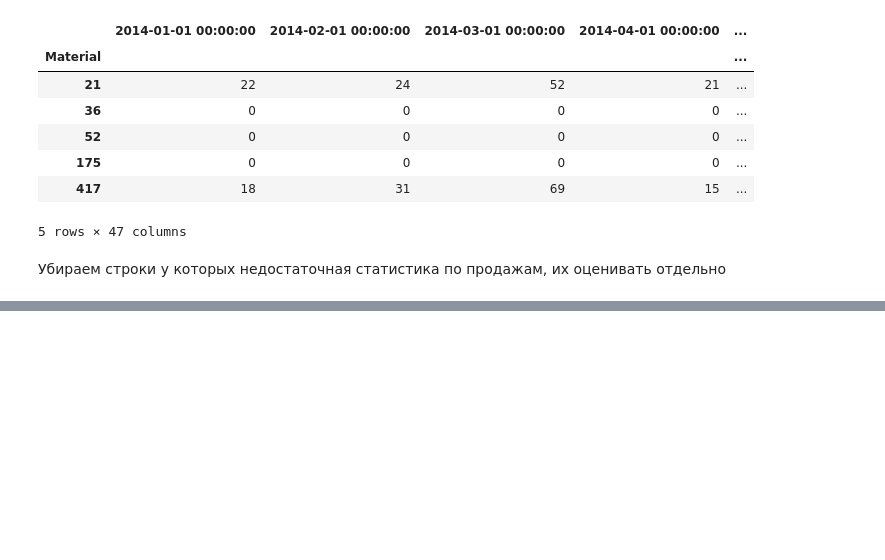
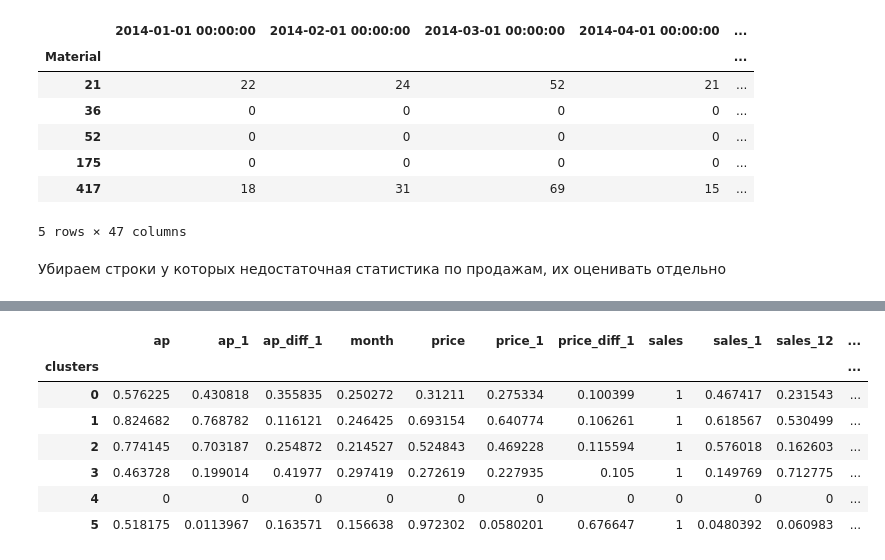
Before and after one commit to crabio/MlSaleForecasting, a Jupyter notebook: SalesForecasting.ipynb, the cells around one changed output, grey strips where cells are left out. Drawn from its saved outputs; the diff is of its cells as text; code cells hidden in the pictures; blank space fills up the shorter version.

Commit message:
Add clustering on correlation amalyze

```diff
--- a/SalesForecasting.ipynb
+++ b/SalesForecasting.ipynb
@@ -109,12 +112,46 @@ for x in tqdm.tqdm(sales.index[:100]):
     df = df.dropna()
 
     corr_df = corr_df.append(df.corr().abs().sales.rename(test_material))
+# %%
+corr_df = pd.DataFrame()
+
+for x in tqdm.tqdm(sales.index[:100]):
+    test_material = x
+
+    df = pd.concat([sales.loc[test_material].rename('sales'),\
+               sales.loc[test_material].shift(-1).rename('sales_1'),\
+               sales.loc[test_material].shift(-12).rename('sales_12'),\
+               sales.loc[test_material].subtract(sales.loc[test_material].shift(-1)).rename('sales_diff_1'),\
+               sales.loc[test_material].subtract(sales.loc[test_material].shift(-12)).rename('sales_diff_12'),\
+               stock.loc[test_material].rename('stock'),\
+               stock.loc[test_material].shift(-1).rename('stock_1'),\
+               stock.loc[test_material].subtract(stock.loc[test_material].shift(-1)).rename('stock_diff_1'),\
+               price.loc[test_material].rename('price'),\
+               price.loc[test_material].shift(-1).rename('price_1'),\
+               price.loc[test_material].subtract(price.loc[test_material].shift(-1)).rename('price_diff_1'),\
+               ap.loc[test_material].rename('ap'),\
+               ap.loc[test_material].shift(-1).rename('ap_1'),\
+               ap.loc[test_material].subtract(ap.loc[test_material].shift(-1)).rename('ap_diff_1')],\
+              axis=1)
+
+    df.loc[:,'month'] = df.index.month
+
+    df = df.dropna()
+
+    corr_df = corr_df.append(df.corr().abs().sales.rename(test_material))
 # %% [markdown]
 Убираем строки у которых недостаточная статистика по продажам, их оценивать отдельно
 # %%
-corr_df = corr_df.dropna()
+corr_df = corr_df.fillna(0)
+# %%
+#Cluster the data
+kmeans = KMeans(n_clusters=6, random_state=0).fit(corr_df)
+labels = kmeans.labels_
+
+#Glue back to originaal data
+corr_df['clusters'] = labels
 # %%
 cm = sns.light_palette("green", as_cmap=True)
 
-corr_df.style.background_gradient(cmap=cm)
+corr_df.groupby('clusters').mean().style.background_gradient(cmap=cm)
 # %% [output]
@@ -121,0 +158,8 @@ corr_df.style.background_gradient(cmap=cm)
+|  | ap | ap_1 | ap_diff_1 | month | price | price_1 | price_diff_1 | sales | sales_1 | sales_12 | ... |
+| clusters |  |  |  |  |  |  |  |  |  |  | ... |
+| 0 | 0.576225 | 0.430818 | 0.355835 | 0.250272 | 0.31211 | 0.275334 | 0.100399 | 1 | 0.467417 | 0.231543 | ... |
+| 1 | 0.824682 | 0.768782 | 0.116121 | 0.246425 | 0.693154 | 0.640774 | 0.106261 | 1 | 0.618567 | 0.530499 | ... |
+| 2 | 0.774145 | 0.703187 | 0.254872 | 0.214527 | 0.524843 | 0.469228 | 0.115594 | 1 | 0.576018 | 0.162603 | ... |
+| 3 | 0.463728 | 0.199014 | 0.41977 | 0.297419 | 0.272619 | 0.227935 | 0.105 | 1 | 0.149769 | 0.712775 | ... |
+| 4 | 0 | 0 | 0 | 0 | 0 | 0 | 0 | 0 | 0 | 0 | ... |
+| 5 | 0.518175 | 0.0113967 | 0.163571 | 0.156638 | 0.972302 | 0.0580201 | 0.676647 | 1 | 0.0480392 | 0.060983 | ... |
```
Also changed, not shown: parts of 3 cells of this notebook, 2 other files.
